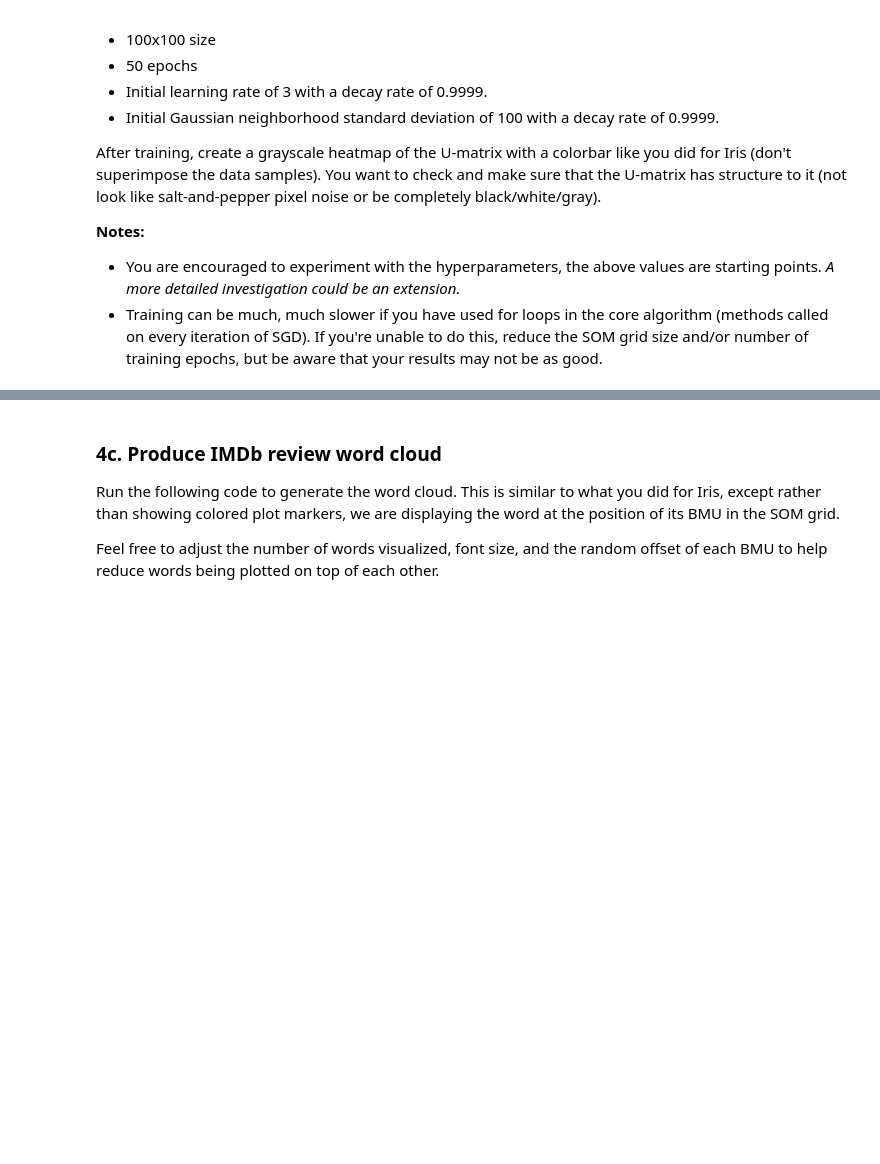
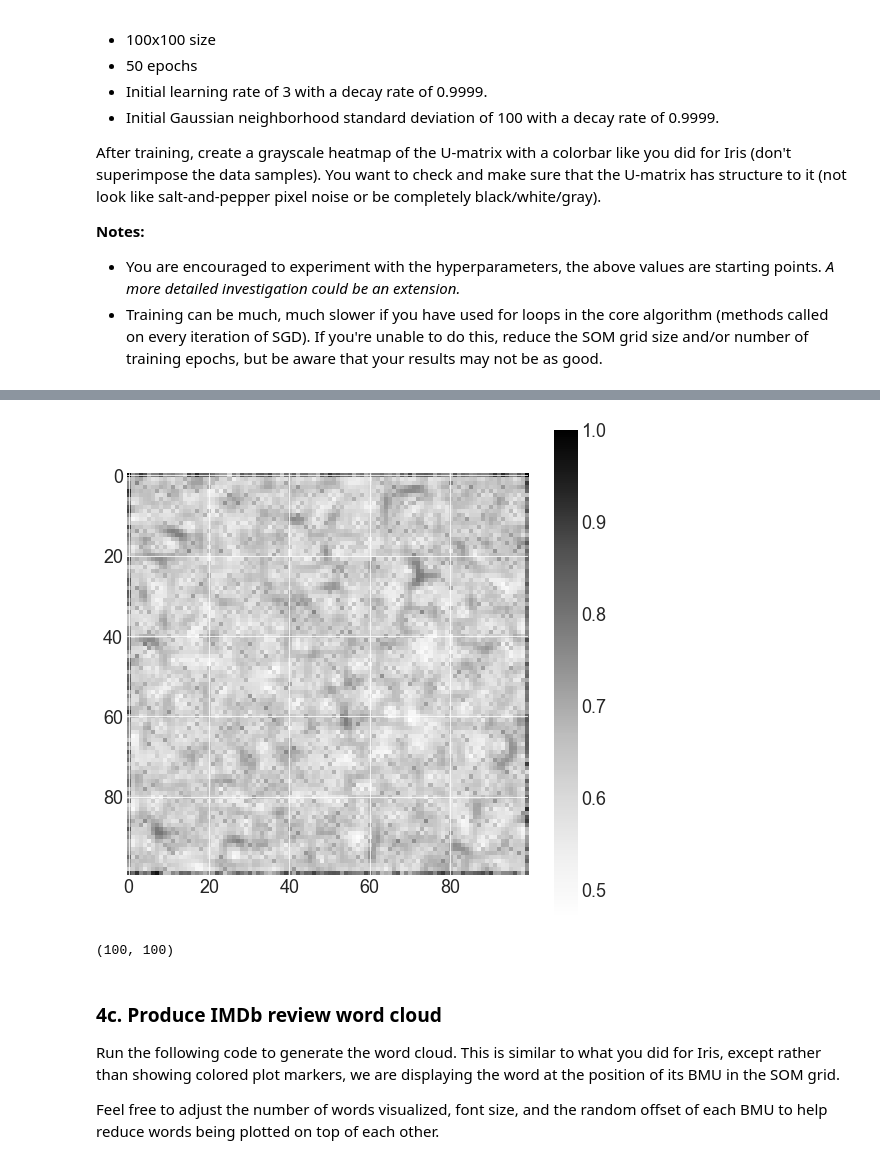
Before and after one commit to mqwen24/CS443_Projects, a Jupyter notebook: p2som/word_cloud.ipynb, the cells around one changed output, grey strips where cells are left out. Saved outputs shown, nothing was run; the diff lists cells and outputs as text; code cells hidden in the pictures; blank space fills up the shorter version.

```diff
--- a/p2som/word_cloud.ipynb
+++ b/p2som/word_cloud.ipynb
@@ -589,0 +568,4 @@ u_matrix, dict_neigh = imdb_som.u_matrix()
+# %%
+imdb_som_2.initialize_wts_with_pc(data)
+print(imdb_som_2.get_wts()[0, 0, :5])
+imdb_som_2.fit(x = data, n_epochs=n_epochs, lr=lr, lr_decay=0.9999, sigma=sigma, sigma_decay=0.9999, print_every=1, verbose=True)
@@ -590,3 +590,13 @@ u_matrix, dict_neigh = imdb_som.u_matrix()
+# %%
+u_matrix_3, dict_neigh = imdb_som_2.u_matrix()
+
+plot_umatrix(u_matrix_3)
+# %% [output]
+[figure, added]
+# %%
+print(u_matrix_3.shape)
+# %% [output]
+(100, 100)
 # %% [markdown]
 ### 4c. Produce IMDb review word cloud
 
```
Also changed, not shown: parts of 41 cells of this notebook, 7 other files.
